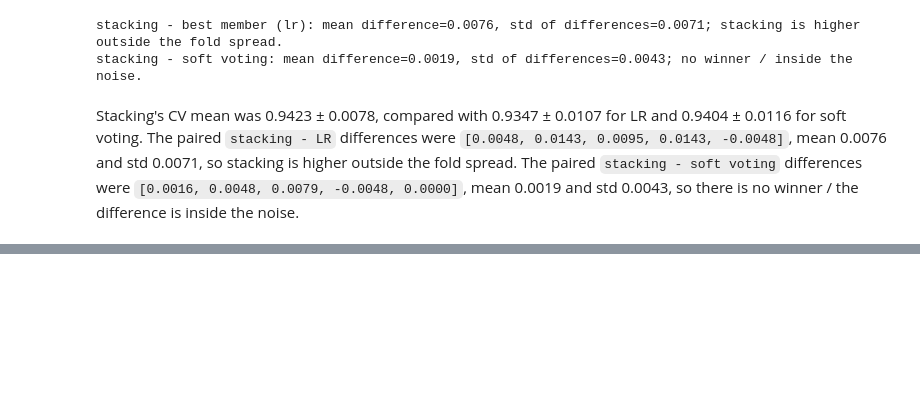
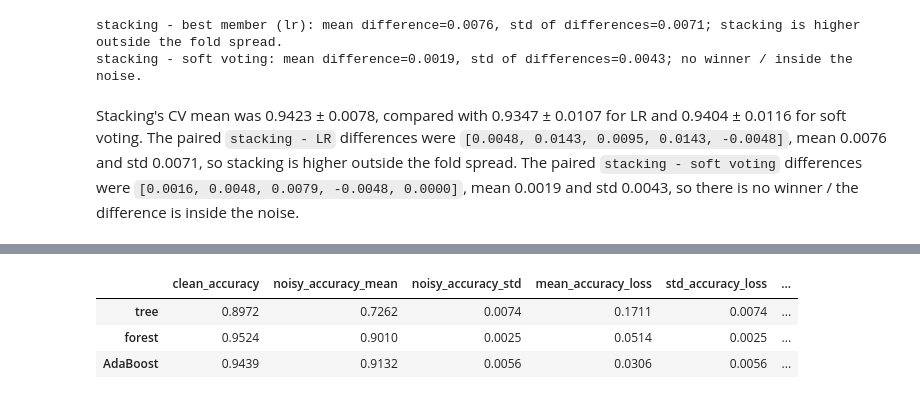
Before and after one commit to NurdauletZhussip-tech/zhussip_ML_task_4, a Jupyter notebook: zhussip_task4.ipynb, the cells around one changed output, grey strips where cells are left out. Saved outputs shown, nothing was run; the diff lists cells and outputs as text; code cells hidden in the pictures; blank space fills up the shorter version.

```diff
--- a/zhussip_task4.ipynb
+++ b/zhussip_task4.ipynb
@@ -570,0 +733,91 @@ Stacking's CV mean was 0.9423 ± 0.0078, compared with 0.9347 ± 0.0107 for LR a
+# %%
+def flip_labels(y, rate, seed):
+    rng = np.random.default_rng(seed)
+    indices = rng.choice(len(y), size=round(rate * len(y)), replace=False)
+    y_noisy = y.copy()
+    y_noisy[indices] = 1 - y_noisy[indices]
+    return y_noisy, indices
+
+ada200 = AdaBoostClassifier(n_estimators=200, random_state=SEED)
+noise_models = {"tree": tree, "forest": rf, "AdaBoost": ada200}
+clean_test_accuracy = {}
+for name, model in noise_models.items():
+    clean_model = clone(model)
+    if name == "AdaBoost":
+        clean_model.fit(X_train.to_numpy(), y_train.to_numpy())
+    else:
+        clean_model.fit(X_train, y_train)
+    clean_test_accuracy[name] = clean_model.score(
+        X_test.to_numpy(), y_test.to_numpy()
+    ) if name == "AdaBoost" else clean_model.score(X_test, y_test)
+
+noise_draw_records = []
+weight_share_records = []
+for draw in range(5):
+    y_noisy, flipped_indices = flip_labels(y_train.to_numpy(), 0.20, SEED + draw)
+    for name, model in noise_models.items():
+        fitted_model = clone(model)
+        if name == "AdaBoost":
+            fitted_model.fit(X_train.to_numpy(), y_noisy)
+        else:
+            fitted_model.fit(X_train, y_noisy)
+        noisy_accuracy = fitted_model.score(
+            X_test.to_numpy(), y_test.to_numpy()
+        ) if name == "AdaBoost" else fitted_model.score(X_test, y_test)
+        noise_draw_records.append({
+            "draw": draw,
+            "model": name,
+            "test_accuracy": noisy_accuracy,
+            "accuracy_loss": clean_test_accuracy[name] - noisy_accuracy,
+        })
+
+        if name == "AdaBoost":
+            final_weights = np.full(len(y_train), 1 / len(y_train))
+            for estimator in fitted_model.estimators_:
+                _, final_weights = adaboost_step(
+                    y_noisy, estimator.predict(X_train.to_numpy()), final_weights
+                )
+            weight_share_records.append({
+                "draw": draw,
+                "flipped_weight_share": final_weights[flipped_indices].sum(),
+                "initial_flipped_share": len(flipped_indices) / len(y_train),
+            })
+
+noise_results = pd.DataFrame(noise_draw_records)
+noise_summary = pd.DataFrame(index=list(noise_models))
+noise_summary["clean_accuracy"] = pd.Series(clean_test_accuracy)
+noise_summary["noisy_accuracy_mean"] = noise_results.groupby("model")["test_accuracy"].mean()
+noise_summary["noisy_accuracy_std"] = noise_results.groupby("model")["test_accuracy"].agg(
+    lambda values: np.std(values, ddof=0)
+)
+noise_summary["mean_accuracy_loss"] = noise_results.groupby("model")["accuracy_loss"].mean()
+noise_summary["std_accuracy_loss"] = noise_results.groupby("model")["accuracy_loss"].agg(
+    lambda values: np.std(values, ddof=0)
+)
+loss_by_draw = noise_results.pivot(index="draw", columns="model", values="accuracy_loss")
+noise_summary["five_paired_losses"] = [
+    np.round(loss_by_draw[name].to_numpy(), 4).tolist() for name in noise_summary.index
+]
+print("Clean accuracy (0% noise) and test accuracy / accuracy loss over five 20%-noise draws:")
+display(noise_summary.round(4))
+
+weight_share_table = pd.DataFrame(weight_share_records).set_index("draw")
+print("AdaBoost final sample-weight share on flipped rows (initial share shown for comparison):")
+display(weight_share_table.round(4))
+print(f"Final flipped-row weight share: {weight_share_table['flipped_weight_share'].mean():.4f} "
+      f"+/- {np.std(weight_share_table['flipped_weight_share'], ddof=0):.4f}")
+print(f"Initial flipped-row share: {weight_share_table['initial_flipped_share'].mean():.4f}")
+
+largest_loss_model = noise_summary["mean_accuracy_loss"].idxmax()
+print(f"Largest mean accuracy loss: {largest_loss_model} "
+      f"({noise_summary.loc[largest_loss_model, 'mean_accuracy_loss']:.4f} +/- "
+      f"{noise_summary.loc[largest_loss_model, 'std_accuracy_loss']:.4f})")
+for comparison_model in noise_summary.index:
+    if comparison_model == largest_loss_model:
+        continue
+    paired_loss_difference = loss_by_draw[largest_loss_model] - loss_by_draw[comparison_model]
+    difference_std = np.std(paired_loss_difference, ddof=0)
+    result = "inside the noise / no clear ordering" if abs(paired_loss_difference.mean()) <= difference_std else "outside the paired spread"
+    print(f"{largest_loss_model} loss - {comparison_model} loss: "
+          f"mean={paired_loss_difference.mean():.4f}, std={difference_std:.4f}; {result}.")
+# %% [output]
@@ -570,0 +825,4 @@ Stacking's CV mean was 0.9423 ± 0.0078, compared with 0.9347 ± 0.0107 for LR a
+|  | clean_accuracy | noisy_accuracy_mean | noisy_accuracy_std | mean_accuracy_loss | std_accuracy_loss | ... |
+| tree | 0.8972 | 0.7262 | 0.0074 | 0.1711 | 0.0074 | ... |
+| forest | 0.9524 | 0.9010 | 0.0025 | 0.0514 | 0.0025 | ... |
+| AdaBoost | 0.9439 | 0.9132 | 0.0056 | 0.0306 | 0.0056 | ... |
```
Also changed, not shown: parts of 14 cells of this notebook.
